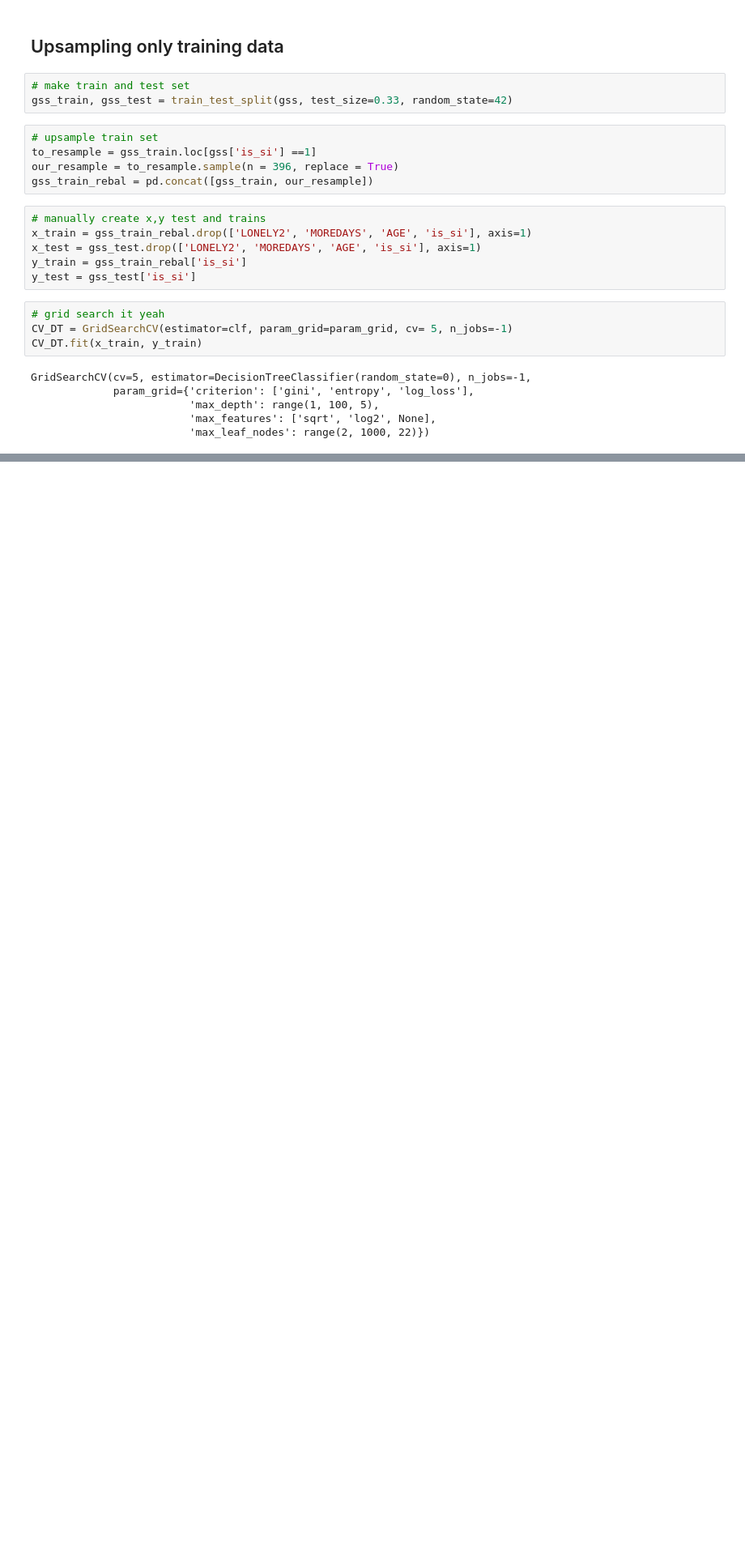
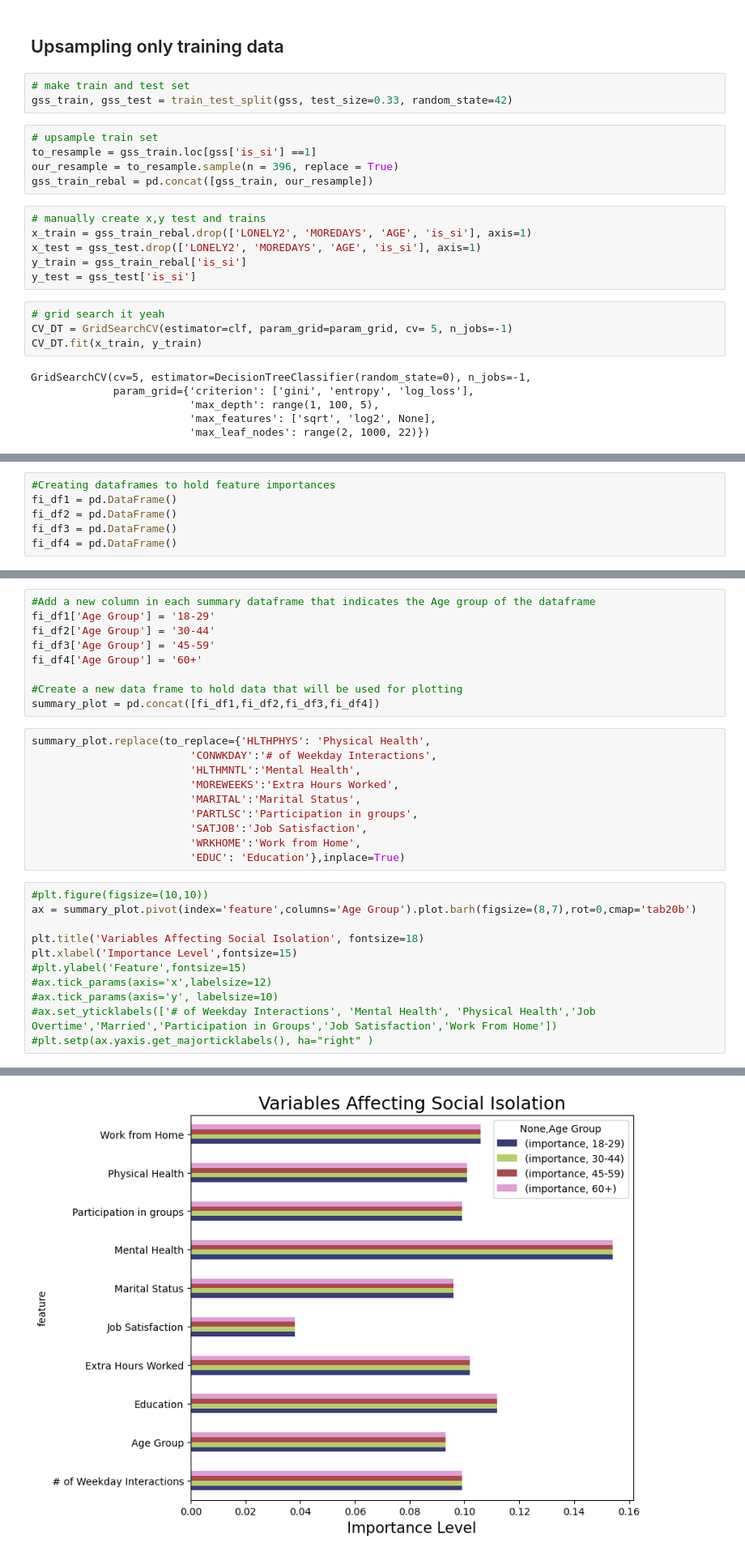
Before and after one commit to matthewasloan95/social-isolation-transportation, a Jupyter notebook: Feature Modeling GSS.ipynb, the cells around one changed output, grey strips where cells are left out. Shown at 81% size. Cells and saved outputs as stored; diff of their text form; blank space fills up the shorter version.

Commit message:
Built bar chart for gss decision tree

```diff
--- a/Feature Modeling GSS.ipynb
+++ b/Feature Modeling GSS.ipynb
@@ -300,3 +300,9 @@ CV_DT.score(x_test, y_test)
+# %%
+#Creating dataframes to hold feature importances
+fi_df1 = pd.DataFrame()
+fi_df2 = pd.DataFrame()
+fi_df3 = pd.DataFrame()
+fi_df4 = pd.DataFrame()
 # %%
 from imblearn.over_sampling import SMOTEN
 # DT for each age category
@@ -367,0 +449,31 @@ Name: is_si, dtype: int64
+# %%
+#Add a new column in each summary dataframe that indicates the Age group of the dataframe
+fi_df1['Age Group'] = '18-29'
+fi_df2['Age Group'] = '30-44'
+fi_df3['Age Group'] = '45-59'
+fi_df4['Age Group'] = '60+'
+
+#Create a new data frame to hold data that will be used for plotting
+summary_plot = pd.concat([fi_df1,fi_df2,fi_df3,fi_df4])
+# %%
+summary_plot.replace(to_replace={'HLTHPHYS': 'Physical Health',
+                         'CONWKDAY':'# of Weekday Interactions',
+                         'HLTHMNTL':'Mental Health',
+                         'MOREWEEKS':'Extra Hours Worked',
+                         'MARITAL':'Marital Status',
+                         'PARTLSC':'Participation in groups',
+                         'SATJOB':'Job Satisfaction',
+                         'WRKHOME':'Work from Home',
+                         'EDUC': 'Education'},inplace=True)
+# %%
+#plt.figure(figsize=(10,10))
+ax = summary_plot.pivot(index='feature',columns='Age Group').plot.barh(figsize=(8,7),rot=0,cmap='tab20b')
+
+plt.title('Variables Affecting Social Isolation', fontsize=18)
+plt.xlabel('Importance Level',fontsize=15)
+#plt.ylabel('Feature',fontsize=15)
+#ax.tick_params(axis='x',labelsize=12)
+#ax.tick_params(axis='y', labelsize=10)
+#ax.set_yticklabels(['# of Weekday Interactions', 'Mental Health', 'Physical Health','Job Overtime','Married','Participation in Groups','Job Satisfaction','Work From Home'])
+#plt.setp(ax.yaxis.get_majorticklabels(), ha="right" )
+# %% [output]
@@ -367,0 +481 @@ Name: is_si, dtype: int64
+[figure, added]
```
Also changed, not shown: parts of 9 cells of this notebook.
